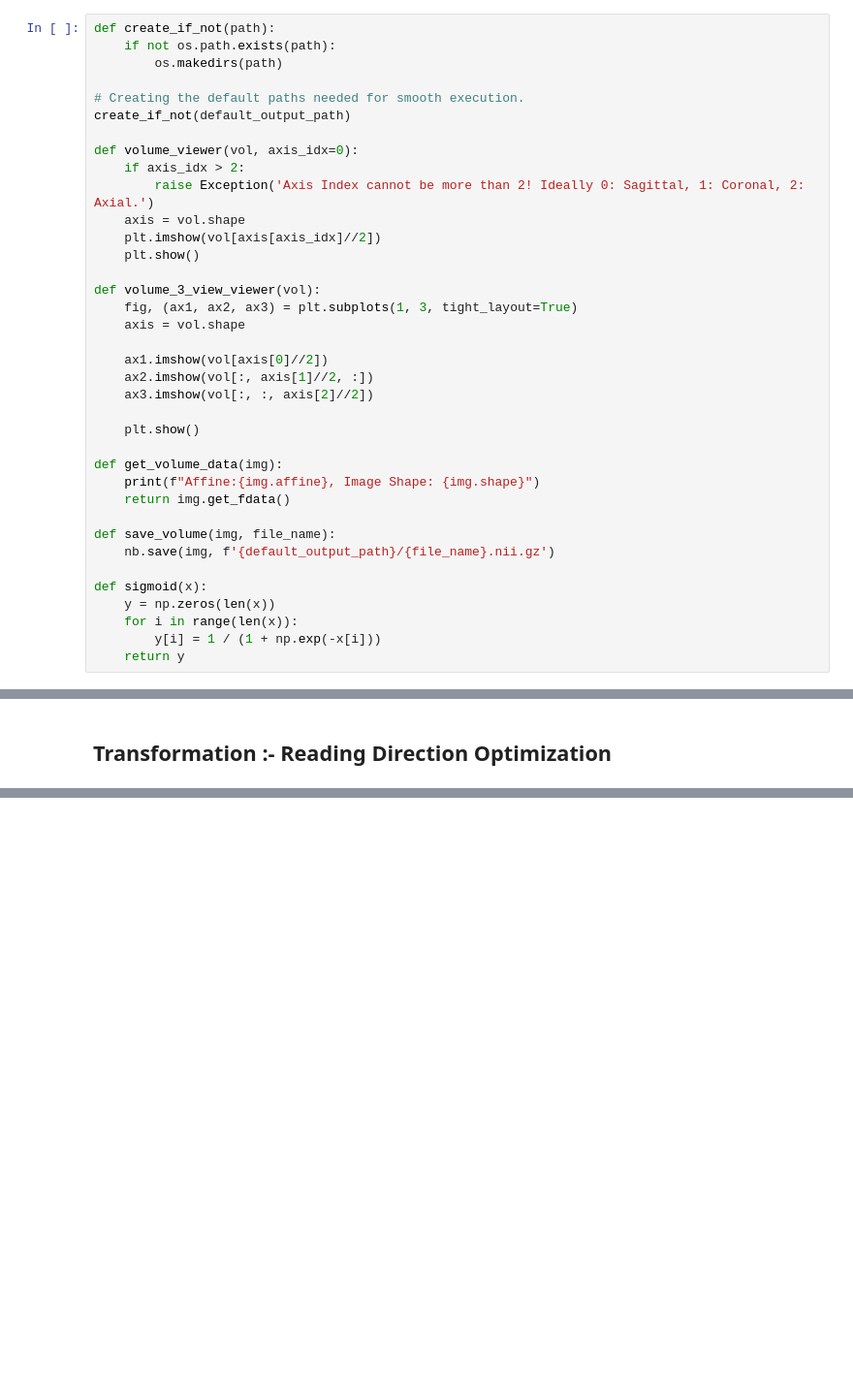
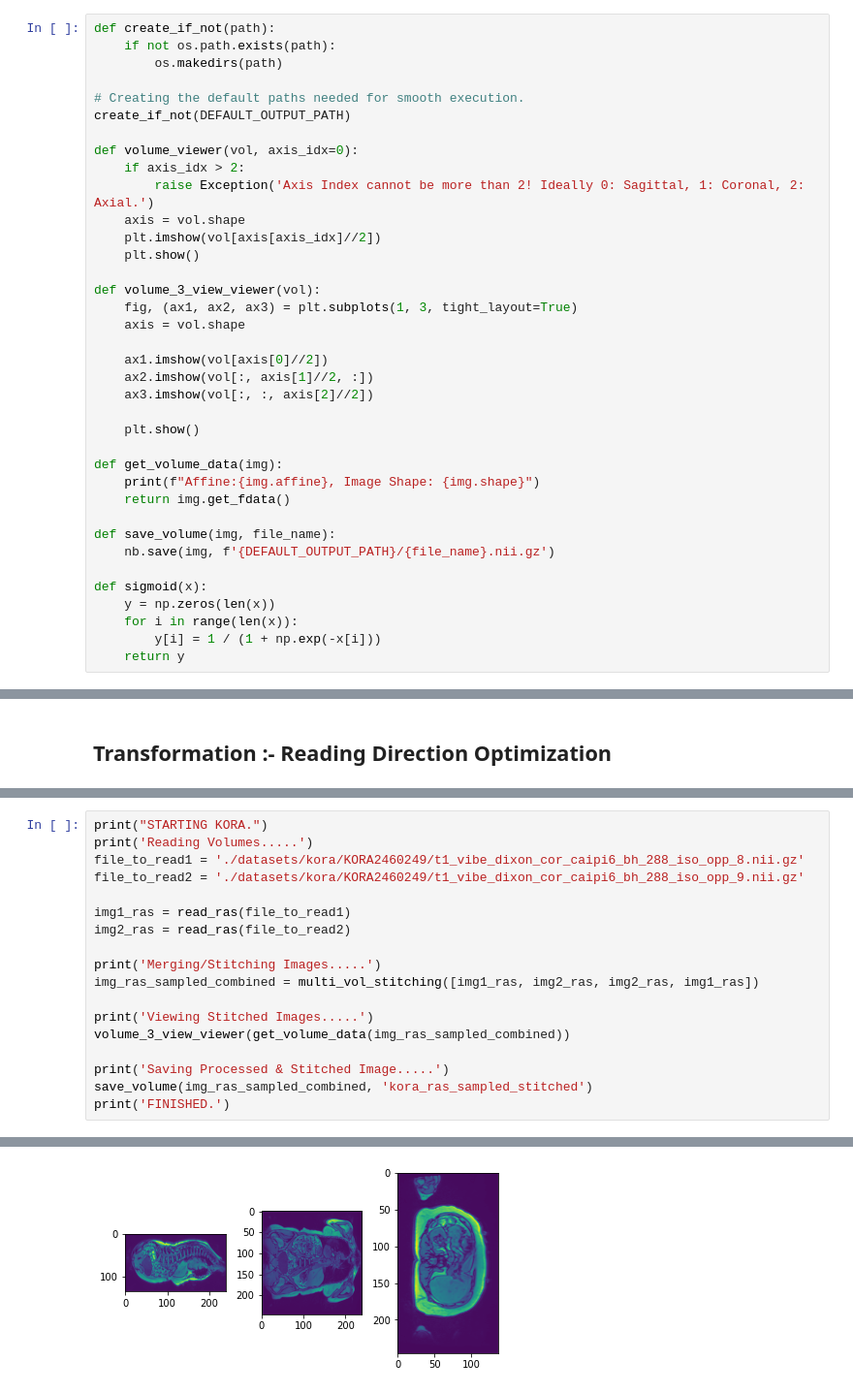
Before and after one commit to ai-med/AbdomenNet, a Jupyter notebook: quickNAT_pytorch/create_datasets/data preprocessing.ipynb, the cells around one changed output, grey strips where cells are left out. Shown at 97% size. Drawn from its saved outputs; the diff is of its cells as text; blank space fills up the shorter version.

Commit message:
commit-180920: Data Preprocessing using nibabel: Vol stitched+labelmap started.

```diff
--- a/quickNAT_pytorch/create_datasets/data preprocessing.ipynb
+++ b/quickNAT_pytorch/create_datasets/data preprocessing.ipynb
@@ -30,7 +34,7 @@ def create_if_not(path):
         os.makedirs(path)
 
 # Creating the default paths needed for smooth execution.
-create_if_not(default_output_path)
+create_if_not(DEFAULT_OUTPUT_PATH)
 
 def volume_viewer(vol, axis_idx=0):
     if axis_idx > 2:
@@ -54,7 +58,7 @@ def get_volume_data(img):
     return img.get_fdata()
 
 def save_volume(img, file_name):
-    nb.save(img, f'{default_output_path}/{file_name}.nii.gz')
+    nb.save(img, f'{DEFAULT_OUTPUT_PATH}/{file_name}.nii.gz')
 
 def sigmoid(x):
     y = np.zeros(len(x))
@@ -251,0 +197,19 @@ save_volume(img, 'ukb_processed')
+# %%
+print("STARTING KORA.")
+print('Reading Volumes.....')
+file_to_read1 = './datasets/kora/KORA2460249/t1_vibe_dixon_cor_caipi6_bh_288_iso_opp_8.nii.gz'
+file_to_read2 = './datasets/kora/KORA2460249/t1_vibe_dixon_cor_caipi6_bh_288_iso_opp_9.nii.gz'
+
+img1_ras = read_ras(file_to_read1)
+img2_ras = read_ras(file_to_read2)
+
+print('Merging/Stitching Images.....')
+img_ras_sampled_combined = multi_vol_stitching([img1_ras, img2_ras, img2_ras, img1_ras])
+
+print('Viewing Stitched Images.....')
+volume_3_view_viewer(get_volume_data(img_ras_sampled_combined))
+
+print('Saving Processed & Stitched Image.....')
+save_volume(img_ras_sampled_combined, 'kora_ras_sampled_stitched')
+print('FINISHED.')
+# %% [output]
@@ -251,0 +233 @@ save_volume(img, 'ukb_processed')
+[figure, added]
```
Also changed, not shown: parts of 18 cells of this notebook.
